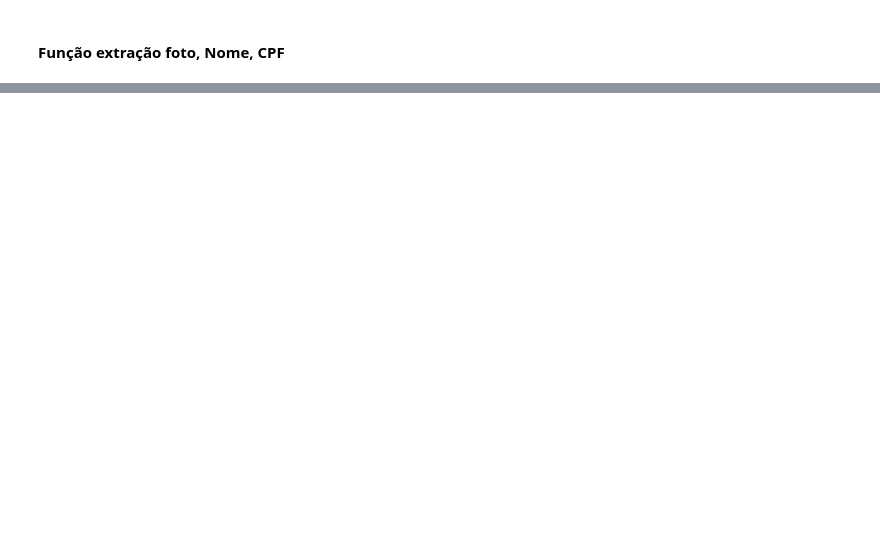
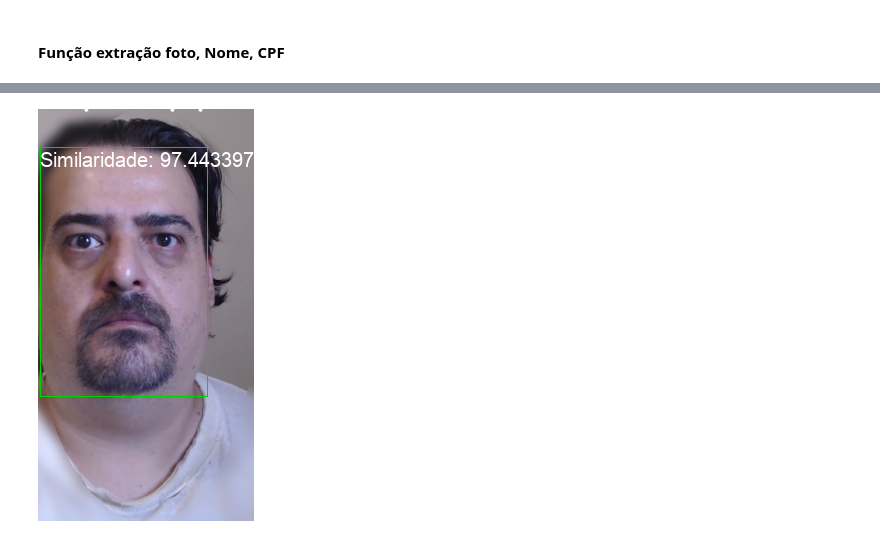
Before and after one commit to FIAP-7DTSR-Grupo-3/Face_Text_Extraction, a Jupyter notebook: cognitive_environments.ipynb, the cells around one changed output, grey strips where cells are left out. Drawn from its saved outputs; the diff is of its cells as text; code cells hidden in the pictures; blank space fills up the shorter version.

```diff
--- a/cognitive_environments.ipynb
+++ b/cognitive_environments.ipynb
@@ -216,0 +307,32 @@ print(blocks)
+# %%
+# ajuste de tamanho de fonte
+font = ImageFont.truetype("font/arial.ttf", 20)
+
+# imagem alvo
+image = Image.open("selfie/selfie.png")
+imgWidth, imgHeight = image.size
+
+# obtendo imagem para anotação
+draw = ImageDraw.Draw(image)
+
+# analisando cada detecção de face
+for item_match in response["FaceMatches"]:
+  print("Face Localizada: " + str(item_match))
+
+  # caixa delimitadora
+  box = item_match["Face"]["BoundingBox"]
+
+  top = imgHeight * box['Top']
+  left = imgWidth * box['Left']
+  width = imgWidth * box['Width']
+  height = imgHeight * box['Height']
+
+  print("Left: " + "{0:.0f}".format(left))
+  print("Top: " + "{0:.0f}".format(top))
+  print("Face Width: " + "{0:.0f}".format(width))
+  print("Face Height: " + "{0:.0f}".format(height))
+
+  draw.rectangle([left,top, left + width, top + height], outline='#00d400')
+  draw.text((left, top), "Similaridade: "+ str(item_match["Similarity"]), font=font)
+
+  print("Similaridade: " + str(item_match["Similarity"]))
@@ -216,0 +346,4 @@ print(blocks)
+# %%
+image
+# %% [output]
+[figure, added]
```
Also changed, not shown: parts of 14 cells of this notebook, 1 other file.
